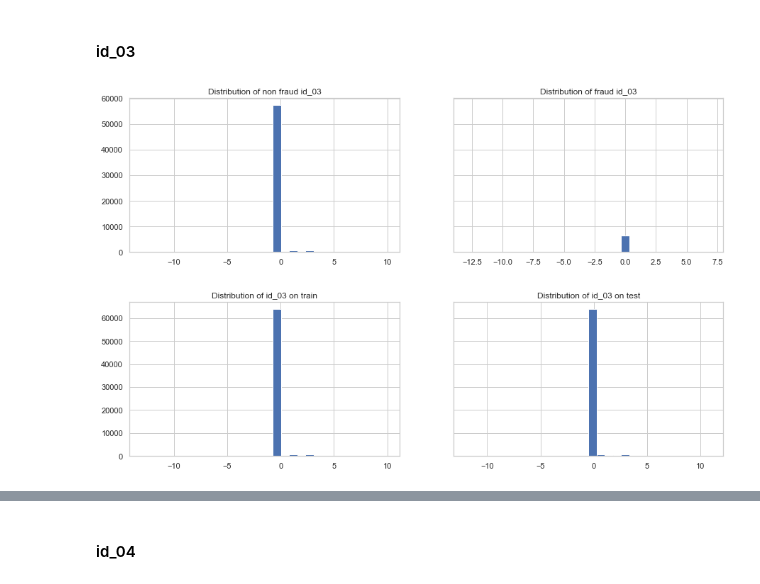
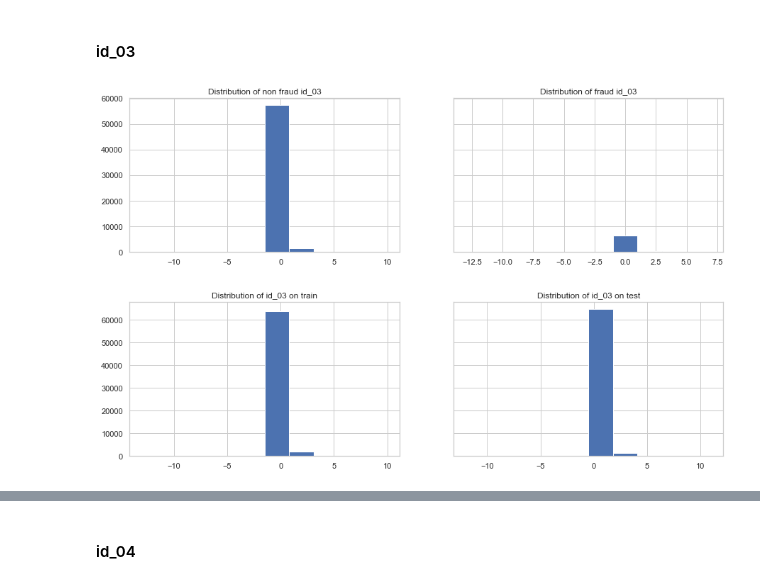
Before and after one commit to andfanilo/ieee-fraud-detection, a Jupyter notebook: notebooks/exploratory/EDA.ipynb, the cells around one changed output, grey strips where cells are left out. Drawn from its saved outputs; the diff is of its cells as text; code cells hidden in the pictures.

```diff
--- a/notebooks/exploratory/EDA.ipynb
+++ b/notebooks/exploratory/EDA.ipynb
@@ -138,8 +149,8 @@ compare_train_test_hist(X, X_test, 'id_02_log', 80)
 # %% [markdown]
 #### id_03
 # %%
-compare_isfraud_hist(X, 'id_03', 30)
-compare_train_test_hist(X, X_test, 'id_03', 30)
+compare_isfraud_hist(X, 'id_03', 10)
+compare_train_test_hist(X, X_test, 'id_03', 10)
 # %% [output]
-[figure, old version]
+[figure, new version]
-[figure, old version]
+[figure, new version]
```
Also changed, not shown: parts of 41 cells of this notebook, 2 other files.
